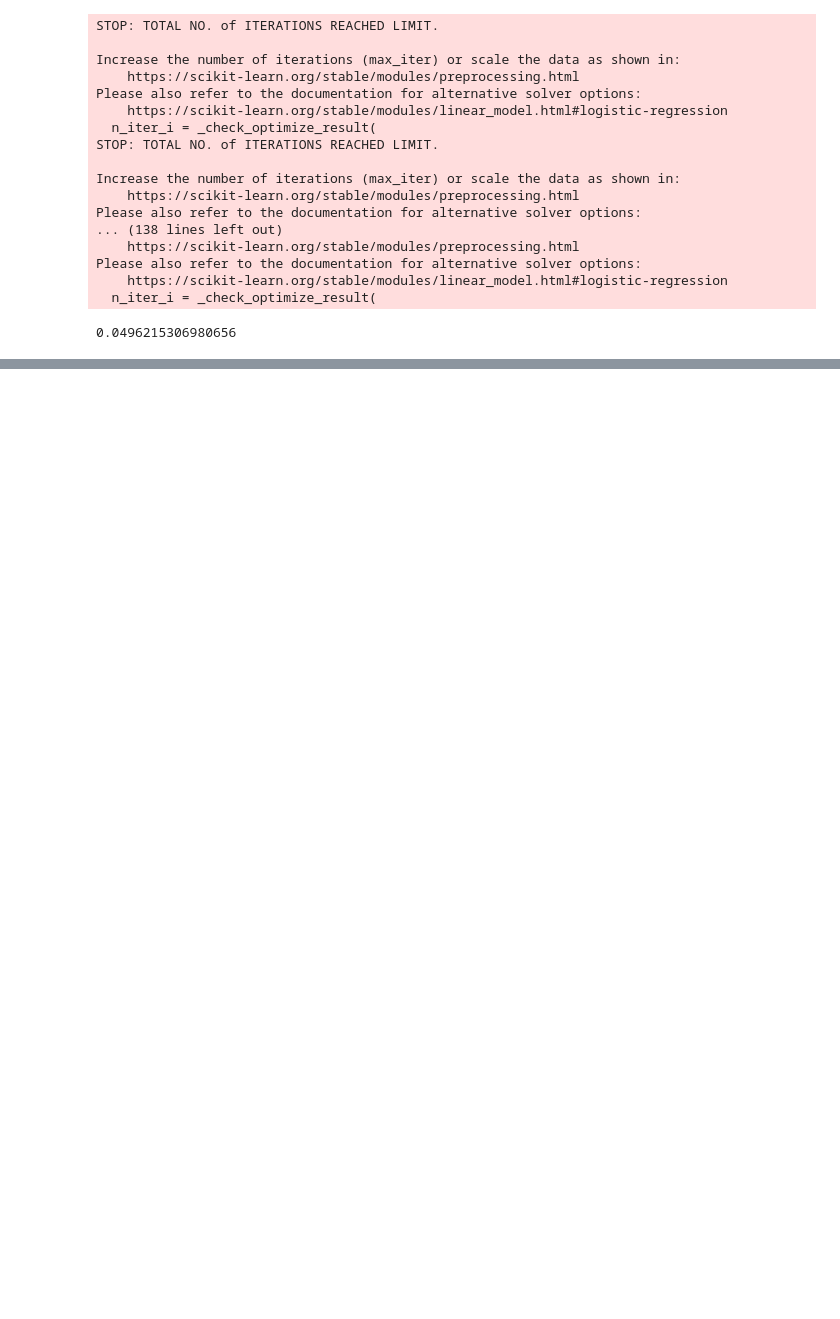
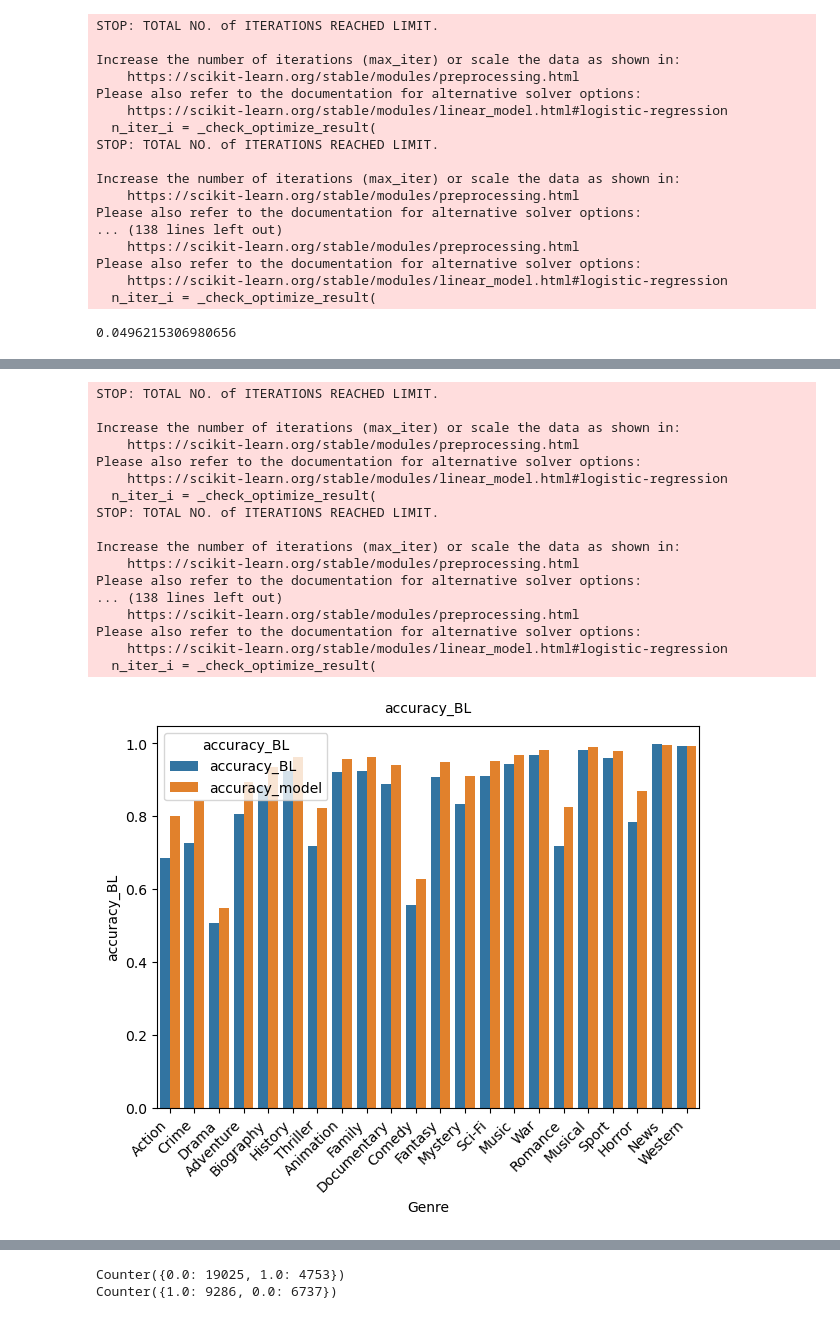
Before and after one commit to sambt22022517/BTL-Machine-Learning, a Jupyter notebook: manh/analysis4.ipynb, the cells around one changed output, grey strips where cells are left out. Cells and saved outputs as stored; diff of their text form; code cells hidden in the pictures; blank space fills up the shorter version.

```diff
--- a/manh/analysis4.ipynb
+++ b/manh/analysis4.ipynb
@@ -305,0 +515,26 @@ print(cm)
+# %%
+# thêm dữ liệu
+performent, y_pred = model_Logistic(train, test, 'convert_image')
+myplot(performent, performent_BL, 0)
+myplot(performent, performent_BL, 1)
+myplot(performent, performent_BL, 2)
+myplot(performent, performent_BL, 3)
+# %% [output]
+STOP: TOTAL NO. of ITERATIONS REACHED LIMIT.
+
+Increase the number of iterations (max_iter) or scale the data as shown in:
+    https://scikit-learn.org/stable/modules/preprocessing.html
+Please also refer to the documentation for alternative solver options:
+    https://scikit-learn.org/stable/modules/linear_model.html#logistic-regression
+  n_iter_i = _check_optimize_result(
+STOP: TOTAL NO. of ITERATIONS REACHED LIMIT.
+
+Increase the number of iterations (max_iter) or scale the data as shown in:
+    https://scikit-learn.org/stable/modules/preprocessing.html
+Please also refer to the documentation for alternative solver options:
+... (138 lines left out)
+    https://scikit-learn.org/stable/modules/preprocessing.html
+Please also refer to the documentation for alternative solver options:
+    https://scikit-learn.org/stable/modules/linear_model.html#logistic-regression
+  n_iter_i = _check_optimize_result(
+[figure, added]
@@ -305,0 +544,11 @@ print(cm)
+# %%
+# smoteen
+X = df['convert_image'].to_list()
+y = df['Action']
+print(Counter(y))
+sampler = SMOTEENN(random_state=42, sampling_strategy={1:12000,1:12000})
+X_sampling, y_sampling = sampler.fit_resample(X,y)
+print(Counter(y_sampling))
+# %% [output]
+Counter({0.0: 19025, 1.0: 4753})
+Counter({1.0: 9286, 0.0: 6737})
```
Also changed, not shown: parts of 49 cells of this notebook.
